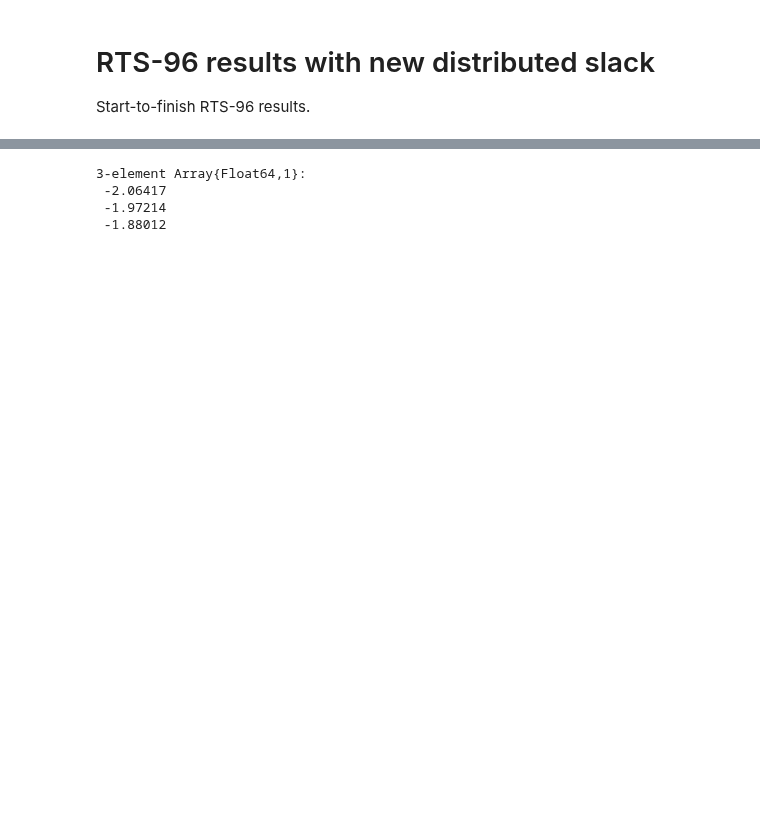
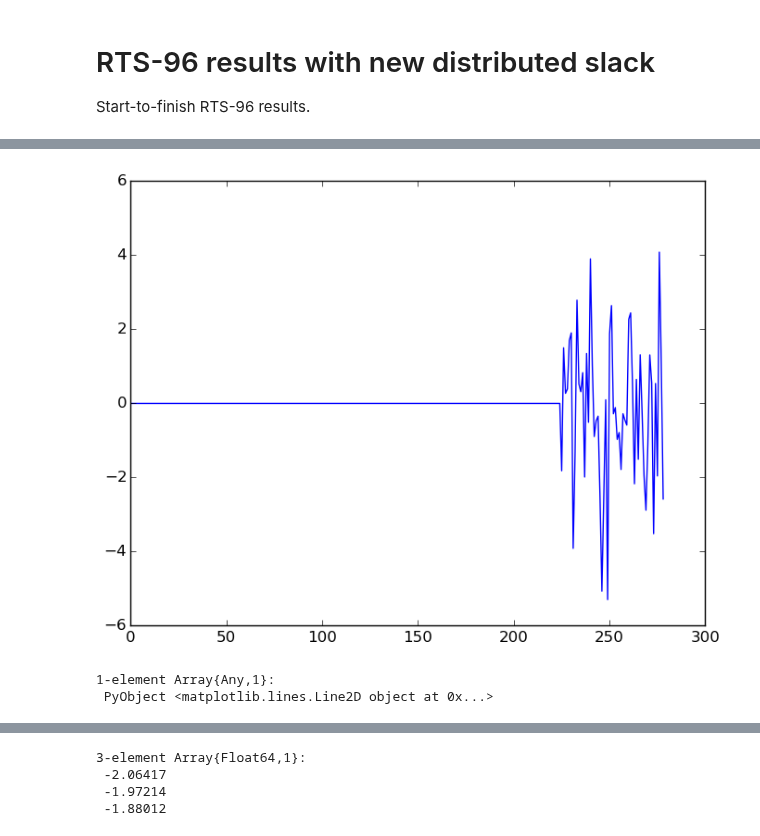
Before and after one commit to kersulis/TemporalInstanton.jl, a Jupyter notebook: nbs/2015-03-13 RTS-96 with new dist. slack.ipynb, the cells around one changed output, grey strips where cells are left out. Saved outputs shown, nothing was run; the diff lists cells and outputs as text; code cells hidden in the pictures; blank space fills up the shorter version.

```diff
--- a/nbs/2015-03-13 RTS-96 with new dist. slack.ipynb
+++ b/nbs/2015-03-13 RTS-96 with new dist. slack.ipynb
@@ -157,0 +120,6 @@ angles[1]
+# %%
+plot(vectors[1])
+# %% [output]
+[figure, added]
+1-element Array{Any,1}:
+ PyObject <matplotlib.lines.Line2D object at 0x...>
```
Also changed, not shown: parts of 44 cells of this notebook, 13 other files.
